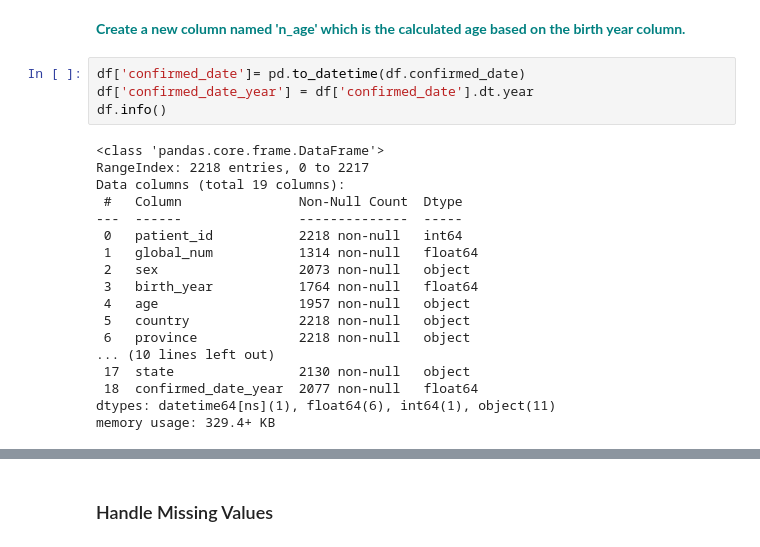
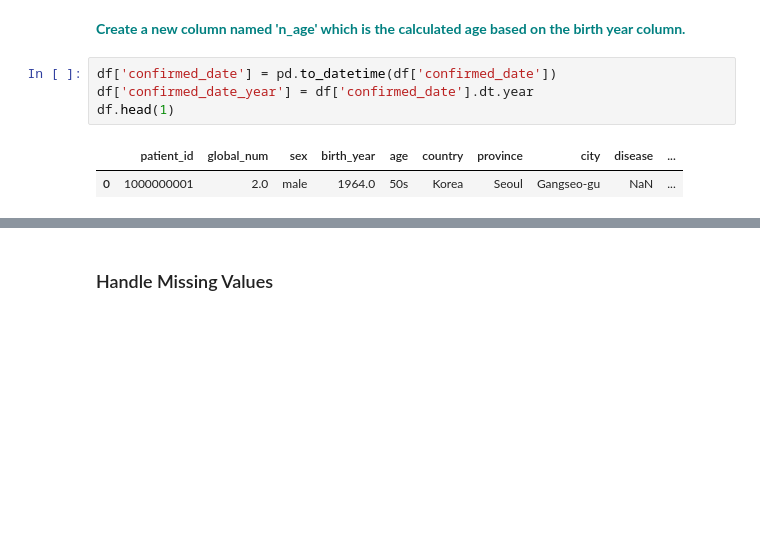
Before and after one commit to amoutafian/random_forest_case_study, a Jupyter notebook: RandomForest_casestudy_covid19.ipynb, the cells around one changed output, grey strips where cells are left out. Saved outputs shown, nothing was run; the diff lists cells and outputs as text; blank space fills up the shorter version.

```diff
--- a/RandomForest_casestudy_covid19.ipynb
+++ b/RandomForest_casestudy_covid19.ipynb
@@ -104,27 +104,12 @@ Name: state, dtype: int64
 # %% [markdown]
  **<font color='teal'> Create a new column named 'n_age' which is the calculated age based on the birth year column.</font>**
 # %%
-df['confirmed_date']= pd.to_datetime(df.confirmed_date)
+df['confirmed_date'] = pd.to_datetime(df['confirmed_date'])
 df['confirmed_date_year'] = df['confirmed_date'].dt.year
-df.info()
+df.head(1)
 # %% [output]
-<class 'pandas.core.frame.DataFrame'>
-RangeIndex: 2218 entries, 0 to 2217
-Data columns (total 19 columns):
- #   Column               Non-Null Count  Dtype
----  ------               --------------  -----
- 0   patient_id           2218 non-null   int64
- 1   global_num           1314 non-null   float64
- 2   sex                  2073 non-null   object
- 3   birth_year           1764 non-null   float64
- 4   age                  1957 non-null   object
- 5   country              2218 non-null   object
- 6   province             2218 non-null   object
-... (10 lines left out)
- 17  state                2130 non-null   object
- 18  confirmed_date_year  2077 non-null   float64
-dtypes: datetime64[ns](1), float64(6), int64(1), object(11)
-memory usage: 329.4+ KB
+|  | patient_id | global_num | sex | birth_year | age | country | province | city | disease | ... |
+| 0 | 1000000001 | 2.0 | male | 1964.0 | 50s | Korea | Seoul | Gangseo-gu | NaN | ... |
 # %%
 #Create a new column named 'n_age' which is the calculated age based on the birth year column.
 df['n_age'] = df['confirmed_date_year'] - df['birth_year']
```
Also changed, not shown: parts of 9 cells of this notebook, 2 other files.
